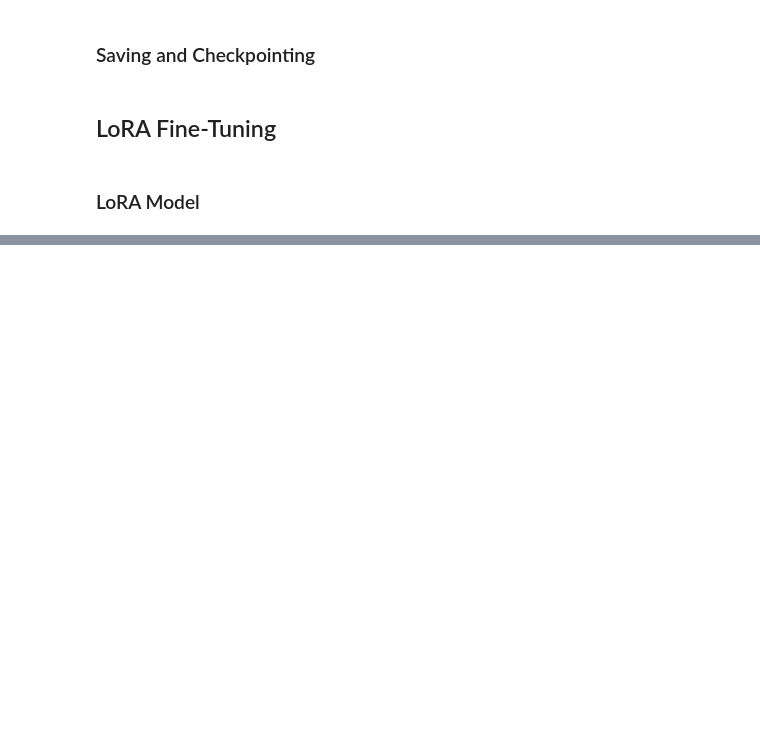
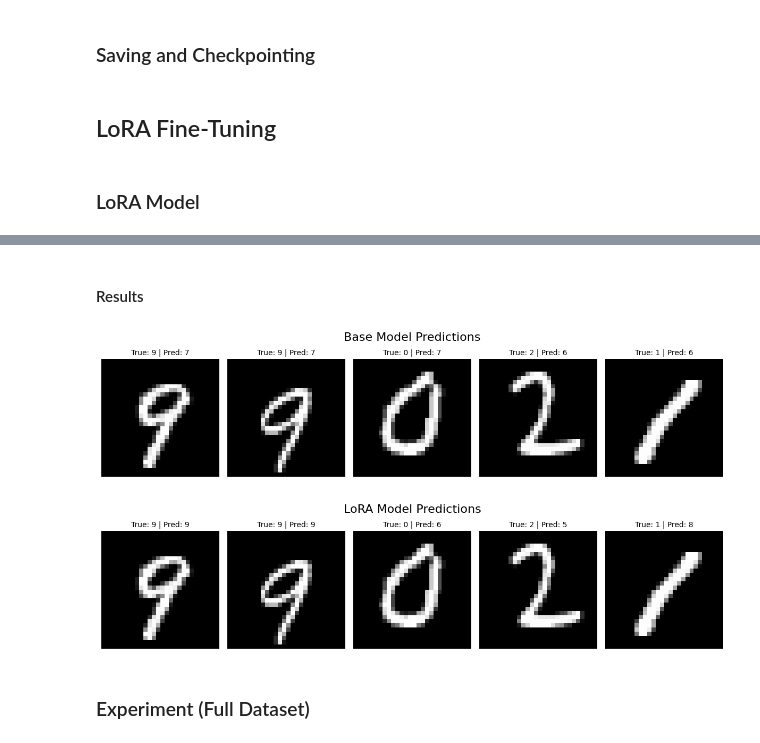
Before and after one commit to NightFore/LoRA_MNIST_Finetuning, a Jupyter notebook: LoRA_MNIST_Finetuning.ipynb, the cells around one changed output, grey strips where cells are left out. Saved outputs shown, nothing was run; the diff lists cells and outputs as text; code cells hidden in the pictures; blank space fills up the shorter version.

```diff
--- a/LoRA_MNIST_Finetuning.ipynb
+++ b/LoRA_MNIST_Finetuning.ipynb
@@ -808,0 +772,21 @@ for lora_rank in lora_ranks:
+# %% [markdown]
+#### Results
+# %%
+# Shuffle flag to control whether the dataset is shuffled or not
+shuffle = True
+
+# Get a batch of test data from the datamodule
+x, y = get_batch_from_dataset(datamodule=dm_full, batch_size=5, setup_stage="test", shuffle=shuffle)
+
+# Visualize predictions from the base model
+title = "Base Model Predictions"
+visualize_batch_with_predictions(model=model_base, x=x, y=y, title=title)
+
+# Visualize predictions from the LoRA model
+title = "LoRA Model Predictions (Trained on 5-9)"
+visualize_batch_with_predictions(model=models_lora[lora_ranks[-1]], x=x, y=y, title=title)
+# %% [output]
+[figure, added]
+[figure, added]
+# %% [markdown]
+### Experiment (Full Dataset)
```
Also changed, not shown: parts of 15 cells of this notebook.
